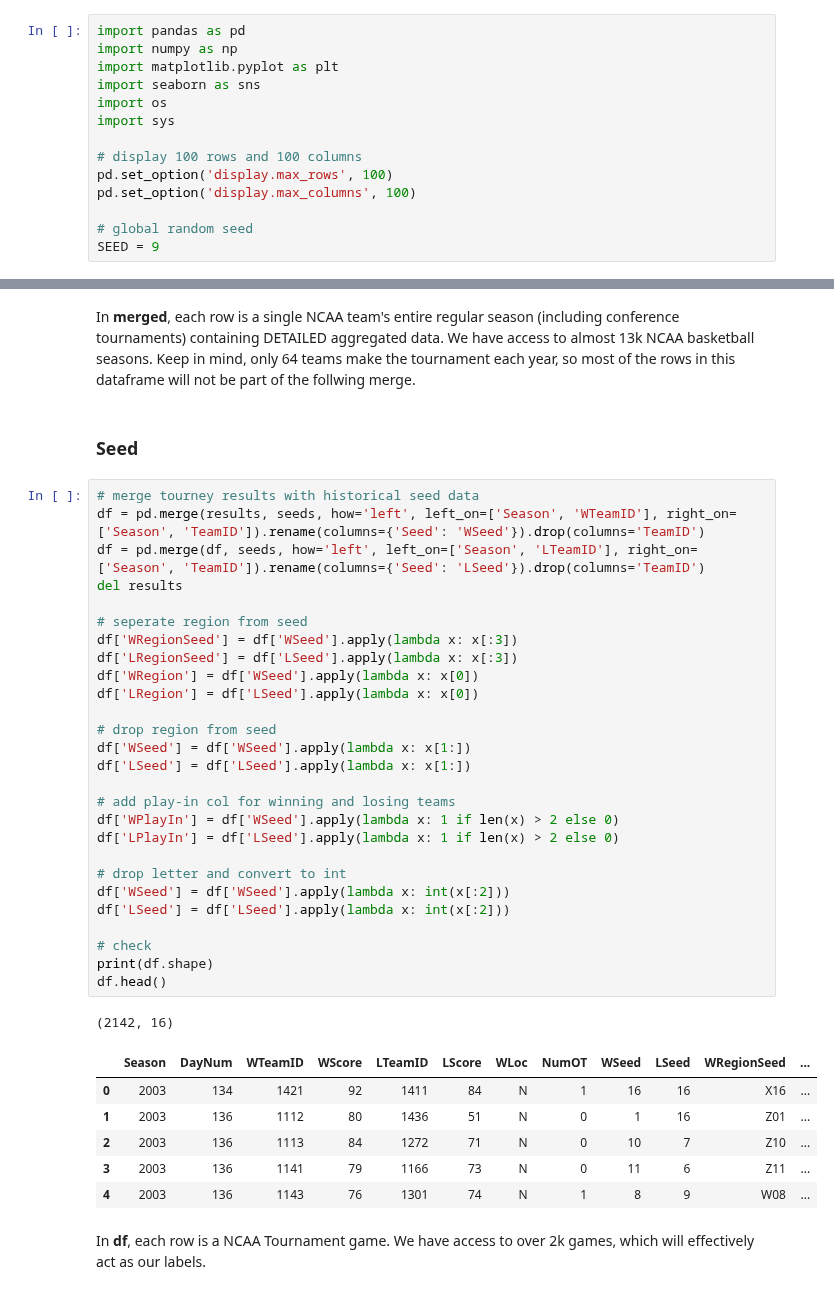
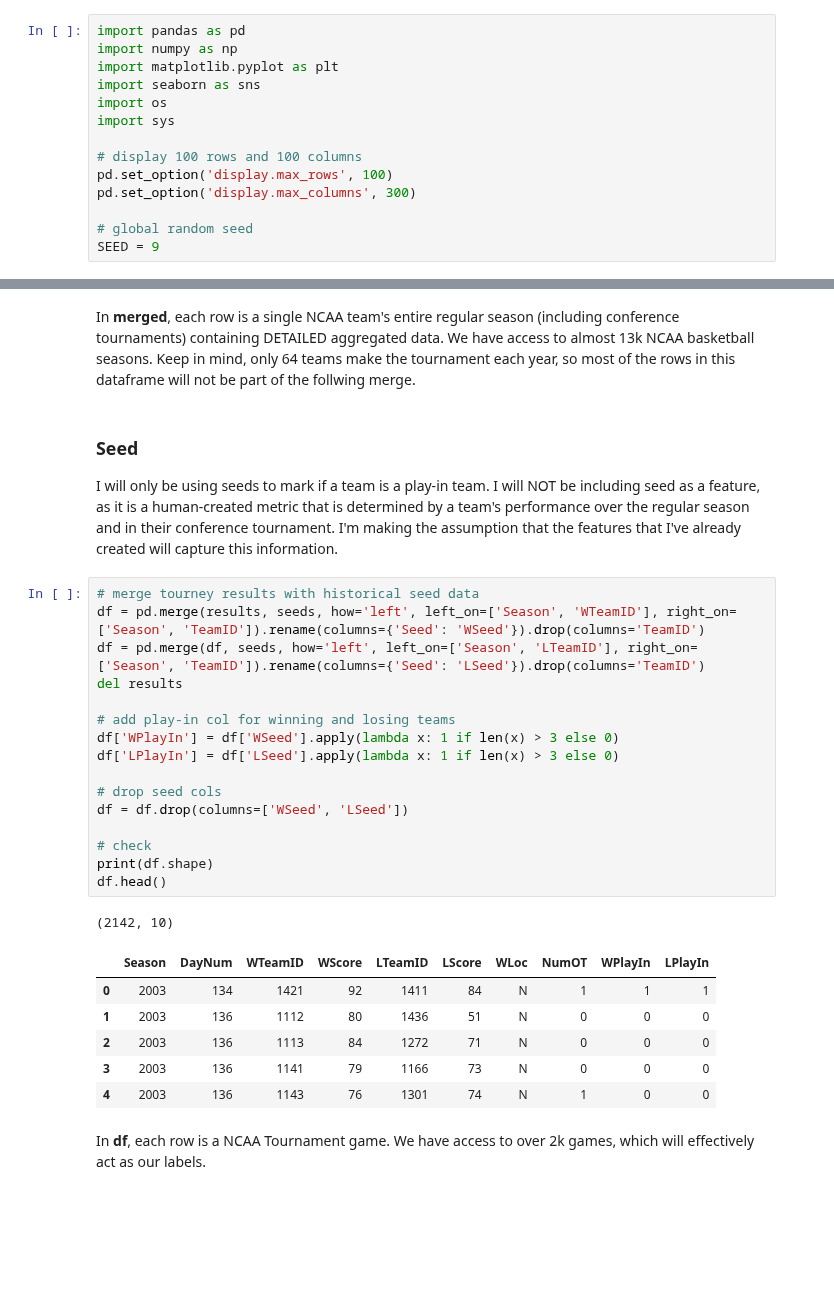
Before and after one commit to heefjones/march_madness, a Jupyter notebook: eda_detailed.ipynb, the cells around one changed output, grey strips where cells are left out. Saved outputs shown, nothing was run; the diff lists cells and outputs as text; blank space fills up the shorter version.

```diff
--- a/eda_detailed.ipynb
+++ b/eda_detailed.ipynb
@@ -13,7 +13,7 @@ import sys
 
 # display 100 rows and 100 columns
 pd.set_option('display.max_rows', 100)
-pd.set_option('display.max_columns', 100)
+pd.set_option('display.max_columns', 300)
 
 # global random seed
 SEED = 9
@@ -481,42 +481,32 @@ merged.head()
 # %% [markdown]
 In __merged__, each row is a single NCAA team's entire regular season (including conference tournaments) containing DETAILED aggregated data. We have access to almost 13k NCAA basketball seasons. Keep in mind, only 64 teams make the tournament each year, so most of the rows in this dataframe will not be part of the follwing merge.
-# %% [markdown]
-### Seed
+# %% [markdown]
+### Seed
+I will only be using seeds to mark if a team is a play-in team. I will NOT be including seed as a feature, as it is a human-created metric that is determined by a team's performance over the regular season and in their conference tournament. I'm making the assumption that the features that I've already created will capture this information.
 # %%
 # merge tourney results with historical seed data
 df = pd.merge(results, seeds, how='left', left_on=['Season', 'WTeamID'], right_on=['Season', 'TeamID']).rename(columns={'Seed': 'WSeed'}).drop(columns='TeamID')
 df = pd.merge(df, seeds, how='left', left_on=['Season', 'LTeamID'], right_on=['Season', 'TeamID']).rename(columns={'Seed': 'LSeed'}).drop(columns='TeamID')
 del results
 
-# seperate region from seed
-df['WRegionSeed'] = df['WSeed'].apply(lambda x: x[:3])
-df['LRegionSeed'] = df['LSeed'].apply(lambda x: x[:3])
-df['WRegion'] = df['WSeed'].apply(lambda x: x[0])
-df['LRegion'] = df['LSeed'].apply(lambda x: x[0])
+# add play-in col for winning and losing teams
+df['WPlayIn'] = df['WSeed'].apply(lambda x: 1 if len(x) > 3 else 0)
+df['LPlayIn'] = df['LSeed'].apply(lambda x: 1 if len(x) > 3 else 0)
 
-# drop region from seed
-df['WSeed'] = df['WSeed'].apply(lambda x: x[1:])
-df['LSeed'] = df['LSeed'].apply(lambda x: x[1:])
-
-# add play-in col for winning and losing teams
-df['WPlayIn'] = df['WSeed'].apply(lambda x: 1 if len(x) > 2 else 0)
-df['LPlayIn'] = df['LSeed'].apply(lambda x: 1 if len(x) > 2 else 0)
-
-# drop letter and convert to int
-df['WSeed'] = df['WSeed'].apply(lambda x: int(x[:2]))
-df['LSeed'] = df['LSeed'].apply(lambda x: int(x[:2]))
+# drop seed cols
+df = df.drop(columns=['WSeed', 'LSeed'])
 
 # check
 print(df.shape)
 df.head()
 # %% [output]
-(2142, 16)
+(2142, 10)
-|  | Season | DayNum | WTeamID | WScore | LTeamID | LScore | WLoc | NumOT | WSeed | LSeed | WRegionSeed | ... |
-| 0 | 2003 | 134 | 1421 | 92 | 1411 | 84 | N | 1 | 16 | 16 | X16 | ... |
-| 1 | 2003 | 136 | 1112 | 80 | 1436 | 51 | N | 0 | 1 | 16 | Z01 | ... |
-| 2 | 2003 | 136 | 1113 | 84 | 1272 | 71 | N | 0 | 10 | 7 | Z10 | ... |
-| 3 | 2003 | 136 | 1141 | 79 | 1166 | 73 | N | 0 | 11 | 6 | Z11 | ... |
-| 4 | 2003 | 136 | 1143 | 76 | 1301 | 74 | N | 1 | 8 | 9 | W08 | ... |
+|  | Season | DayNum | WTeamID | WScore | LTeamID | LScore | WLoc | NumOT | WPlayIn | LPlayIn |
+| 0 | 2003 | 134 | 1421 | 92 | 1411 | 84 | N | 1 | 1 | 1 |
+| 1 | 2003 | 136 | 1112 | 80 | 1436 | 51 | N | 0 | 0 | 0 |
+| 2 | 2003 | 136 | 1113 | 84 | 1272 | 71 | N | 0 | 0 | 0 |
+| 3 | 2003 | 136 | 1141 | 79 | 1166 | 73 | N | 0 | 0 | 0 |
+| 4 | 2003 | 136 | 1143 | 76 | 1301 | 74 | N | 1 | 0 | 0 |
 # %% [markdown]
 In __df__, each row is a NCAA Tournament game. We have access to over 2k games, which will effectively act as our labels.
 # %%
```
Also changed, not shown: parts of 22 cells of this notebook.
